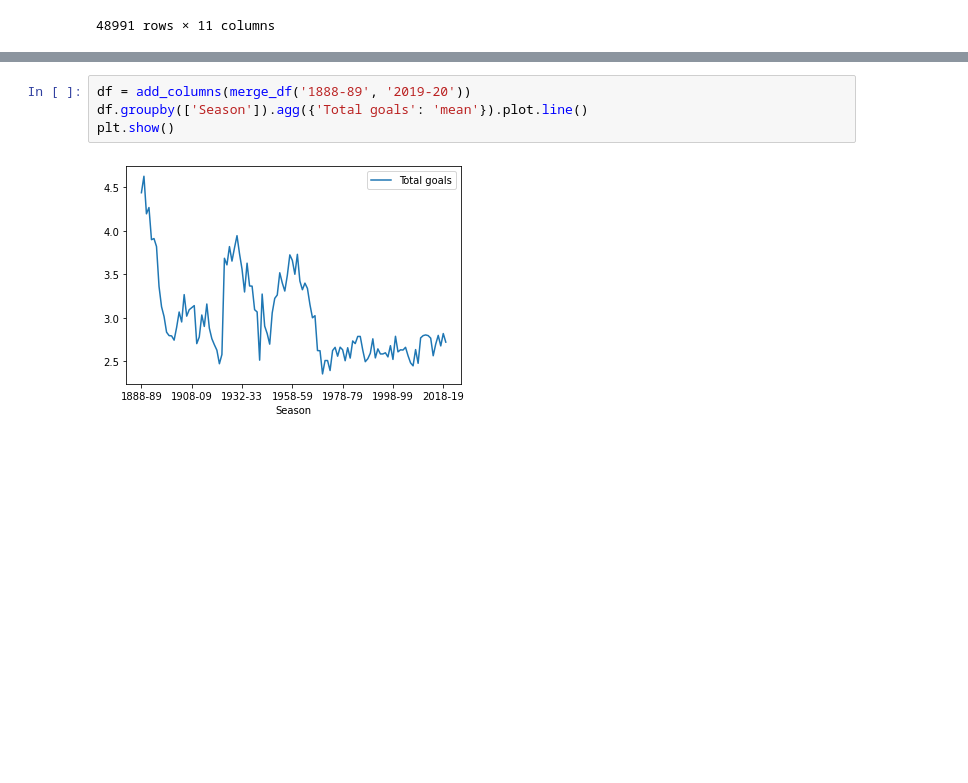
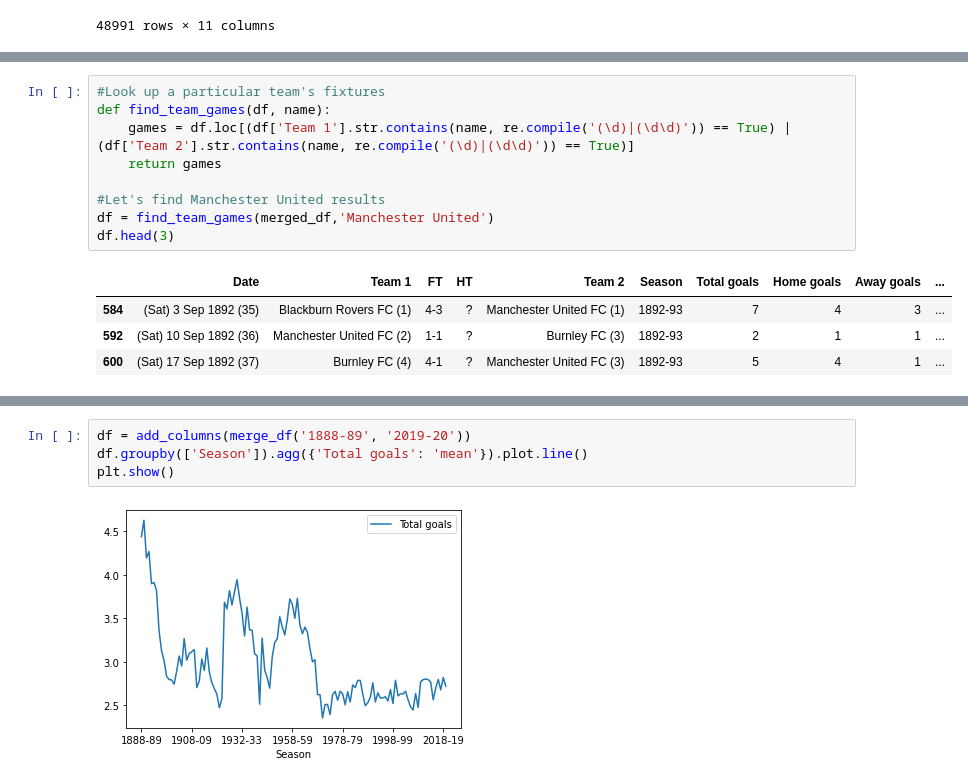
Before and after one commit to bw20/Data_insights, a Jupyter notebook: Football_analysis.ipynb, the cells around one changed output, grey strips where cells are left out. Drawn from its saved outputs; the diff is of its cells as text; blank space fills up the shorter version.

```diff
--- a/Football_analysis.ipynb
+++ b/Football_analysis.ipynb
@@ -183,0 +205,14 @@ merged_df
+# %%
+#Look up a particular team's fixtures
+def find_team_games(df, name):
+    games = df.loc[(df['Team 1'].str.contains(name, re.compile('(\d)|(\d\d)')) == True) | (df['Team 2'].str.contains(name, re.compile('(\d)|(\d\d)')) == True)]
+    return games
+
+#Let's find Manchester United results
+df = find_team_games(merged_df,'Manchester United')
+df.head(3)
+# %% [output]
+|  | Date | Team 1 | FT | HT | Team 2 | Season | Total goals | Home goals | Away goals | ... |
+| 584 | (Sat) 3 Sep 1892 (35) | Blackburn Rovers FC (1) | 4-3 | ? | Manchester United FC (1) | 1892-93 | 7 | 4 | 3 | ... |
+| 592 | (Sat) 10 Sep 1892 (36) | Manchester United FC (2) | 1-1 | ? | Burnley FC (3) | 1892-93 | 2 | 1 | 1 | ... |
+| 600 | (Sat) 17 Sep 1892 (37) | Burnley FC (4) | 4-1 | ? | Manchester United FC (3) | 1892-93 | 5 | 4 | 1 | ... |
```
Also changed, not shown: parts of 10 cells of this notebook.
